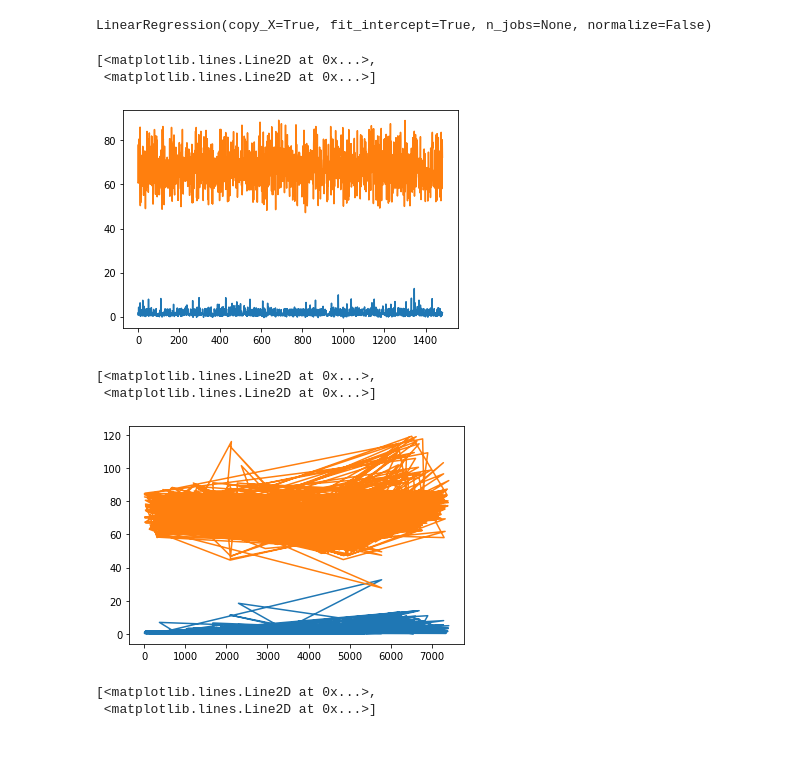
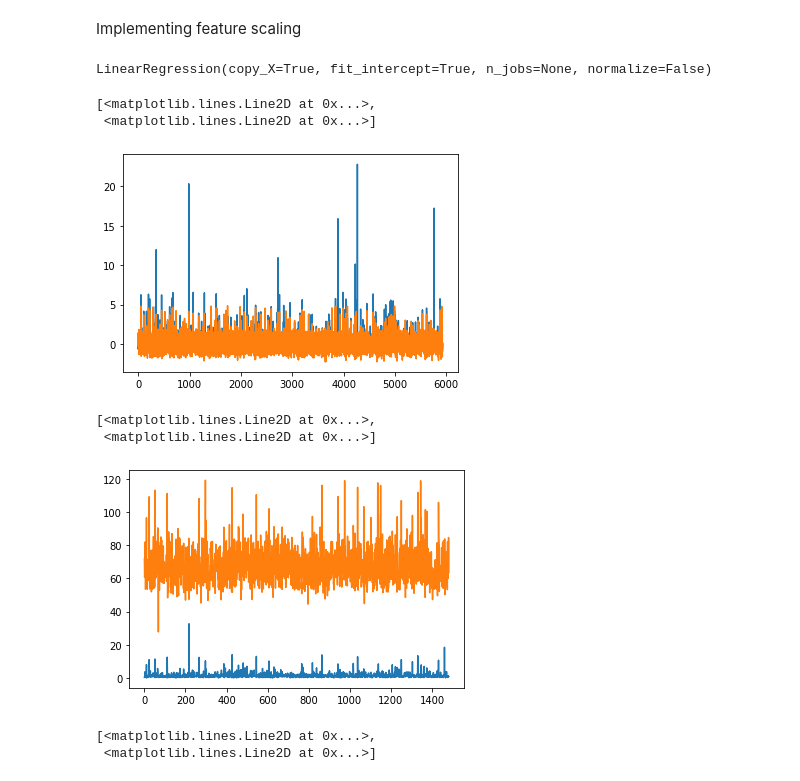
Before and after one commit to sharadnataraj96/Gas-Turbine-Emission-prediction, a Jupyter notebook: Gas_Turbine_emissions.ipynb, the cells around one changed output. Drawn from its saved outputs; the diff is of its cells as text; code cells hidden in the pictures; blank space fills up the shorter version.

```diff
--- a/Gas_Turbine_emissions.ipynb
+++ b/Gas_Turbine_emissions.ipynb
@@ -5,9 +5,17 @@ import pandas as pd
 import matplotlib.pyplot as plt
 import numpy as np
 # %%
-data_1 = pd.read_csv("gt_2011.csv")
-X= data_1.iloc[:, :-2]
-Y=data_1.iloc[:, -2:]
+data_1 = pd.read_csv("/content/drive/My Drive/Dataset/gt_2011.csv")
+X= data_1.iloc[:, :-2].values
+Y=data_1.iloc[:, -2:].values
+# %% [markdown]
+Implementing feature scaling
+# %%
+from sklearn.preprocessing import StandardScaler
+sc_x = StandardScaler()
+sc_y = StandardScaler()
+X = sc_x.fit_transform(X)
+Y = sc_y.fit_transform(Y)
 # %%
 from sklearn.model_selection import train_test_split
 X_train, X_test, y_train, y_test = train_test_split(X, Y, test_size = 0.2, random_state = 0)
@@ -24,11 +32,11 @@ plt.plot(y_train)
 # %% [output]
 [<matplotlib.lines.Line2D at 0x...>,
  <matplotlib.lines.Line2D at 0x...>]
-[figure, old version]
+[figure, new version]
 # %%
-plt.plot(y_test)
+plt.plot(sc_y.inverse_transform(y_test))
 # %% [output]
 [<matplotlib.lines.Line2D at 0x...>,
  <matplotlib.lines.Line2D at 0x...>]
-[figure, old version]
+[figure, new version]
 # %%
```
Also changed, not shown: parts of 5 cells of this notebook.
